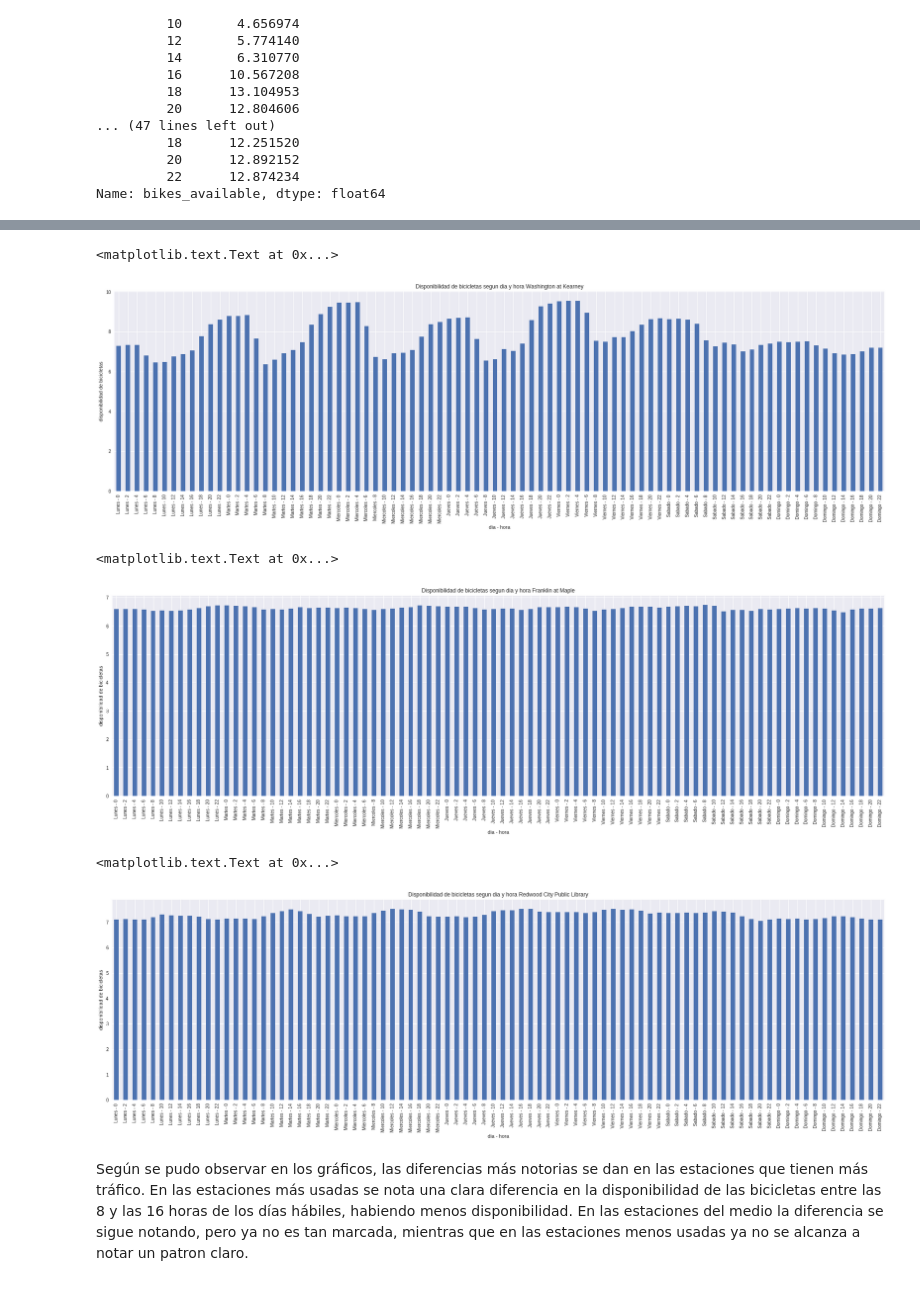
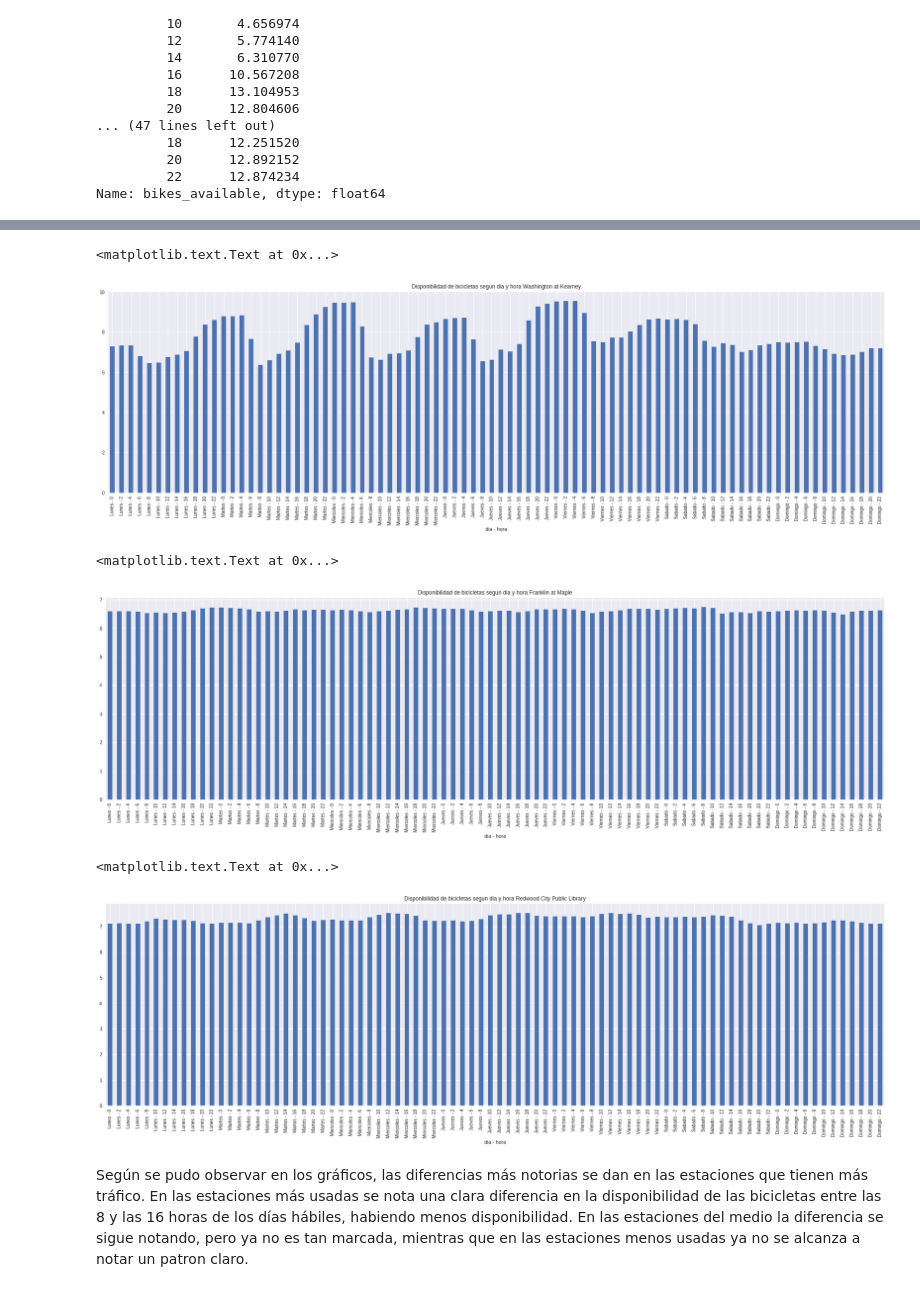
Before and after one commit to Gnahue/sanFranciscoBiclas, a Jupyter notebook: Analisis Exploratorio/AnalisisExploratorioTP1.ipynb, the cells around one changed output, grey strips where cells are left out. Cells and saved outputs as stored; diff of their text form; code cells hidden in the pictures.

```diff
--- a/Analisis Exploratorio/AnalisisExploratorioTP1.ipynb
+++ b/Analisis Exploratorio/AnalisisExploratorioTP1.ipynb
@@ -1018,14 +1018,14 @@ plt.ylabel("disponibilidad de bicicletas")
 # %%
 # Estación 46
 df_station = status_convert[status_convert.station_id == 46]
 dfGrouped = df_station.groupby(['weekday',df_station.hour-(df_station.hour%2)])['bikes_available'].mean()
 plt.figure()
 dfGrouped.plot(kind='bar',figsize=(30,8), title="Disponibilidad de bicicletas segun dia y hora Washington at Kearney").set_xticklabels(labels)
 plt.xlabel("dia - hora")
-plt.ylabel("disponibilidad de bicicletas")
+#plt.ylabel("disponibilidad de bicicletas")
 # %% [output]
 <matplotlib.text.Text at 0x...>
-[figure, old version]
+[figure, new version]
 # %%
 # Estación 21
 df_station = status_convert[status_convert.station_id == 21]
@@ -1033,10 +1033,10 @@ dfGrouped = df_station.groupby(['weekday',df_station.hour-(df_station.hour%2)])[
 plt.figure()
 dfGrouped.plot(kind='bar',figsize=(30,8), title="Disponibilidad de bicicletas segun dia y hora Franklin at Maple").set_xticklabels(labels)
 plt.xlabel("dia - hora")
-plt.ylabel("disponibilidad de bicicletas")
+#plt.ylabel("disponibilidad de bicicletas")
 # %% [output]
 <matplotlib.text.Text at 0x...>
-[figure, old version]
+[figure, new version]
 # %%
 # Estación 24
 df_station = status_convert[status_convert.station_id == 24]
@@ -1044,10 +1044,10 @@ dfGrouped = df_station.groupby(['weekday',df_station.hour-(df_station.hour%2)])[
 plt.figure()
 dfGrouped.plot(kind='bar',figsize=(30,8), title="Disponibilidad de bicicletas segun dia y hora Redwood City Public Library").set_xticklabels(labels)
 plt.xlabel("dia - hora")
-plt.ylabel("disponibilidad de bicicletas")
+#plt.ylabel("disponibilidad de bicicletas")
 # %% [output]
 <matplotlib.text.Text at 0x...>
-[figure, old version]
+[figure, new version]
 # %% [markdown]
 Según se pudo observar en los gráficos, las diferencias más notorias se dan en las estaciones que tienen más tráfico.
 En las estaciones más usadas se nota una clara diferencia en la disponibilidad de las bicicletas entre las 8 y las 16 horas de los días hábiles, habiendo menos disponibilidad. En las estaciones del medio la diferencia se sigue notando, pero ya no es tan marcada, mientras que en las estaciones menos usadas ya no se alcanza a notar un patron claro.
```
Also changed, not shown: parts of 7 cells of this notebook, 1 other file.
